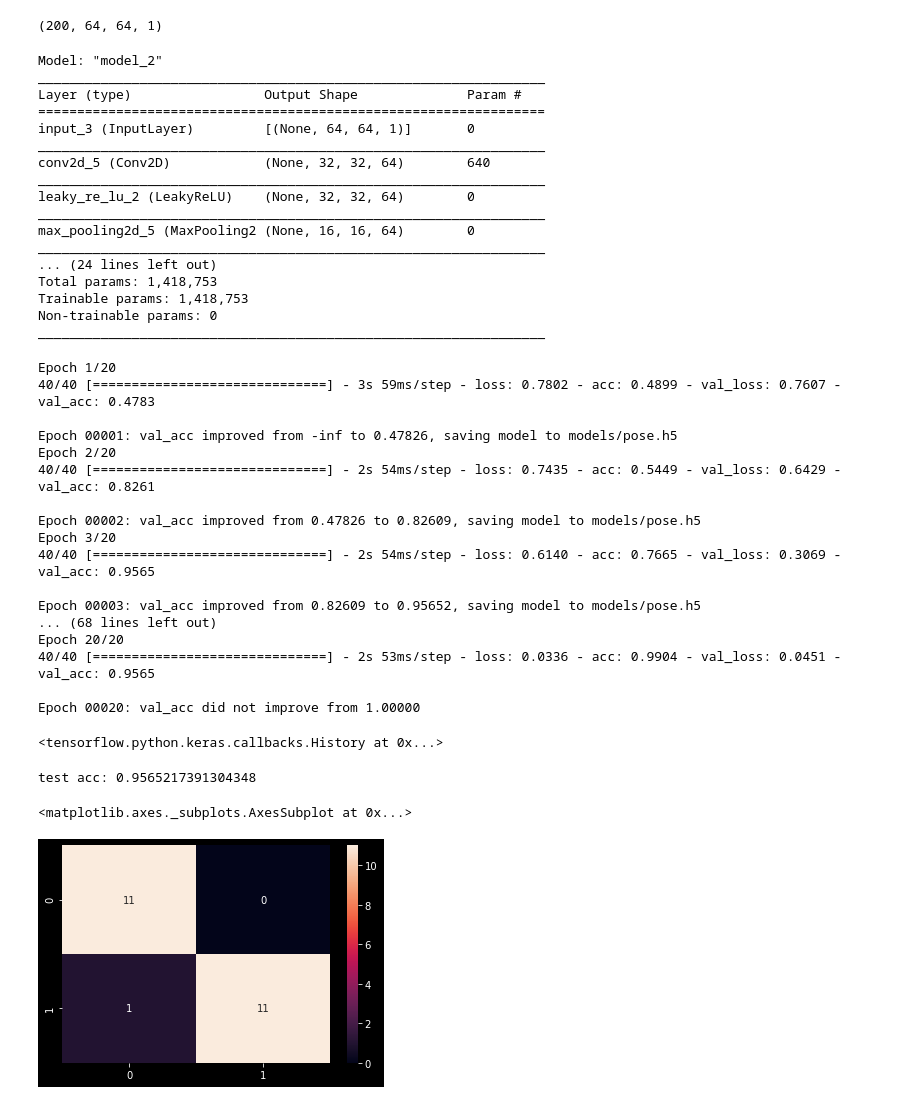
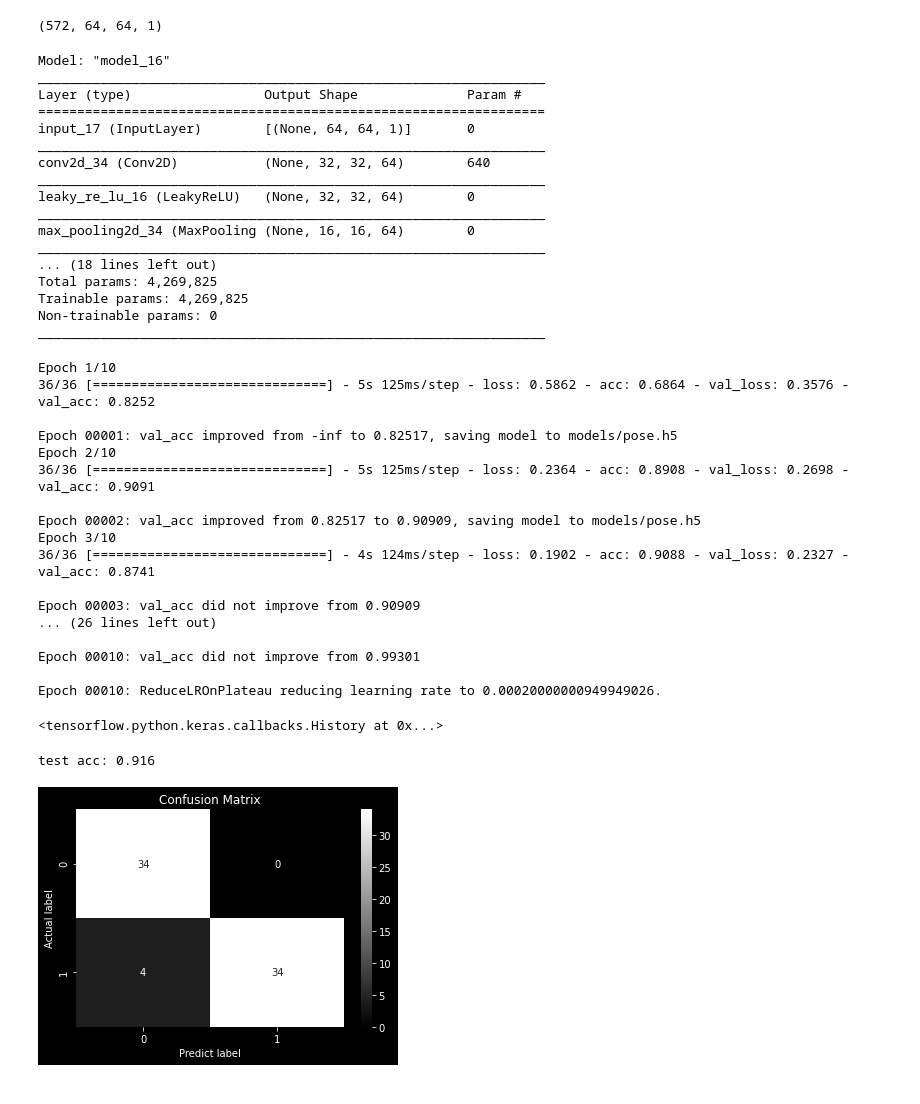
Before and after one commit to hanwool88/github, a Jupyter notebook: proto6.ipynb, the cells around one changed output. Saved outputs shown, nothing was run; the diff lists cells and outputs as text; code cells hidden in the pictures.

```diff
--- a/proto6.ipynb
+++ b/proto6.ipynb
@@ -182,10 +188,10 @@ test_datagen = ImageDataGenerator(
     samplewise_std_normalization=True,
 )
 
-train_batch_gen = train_datagen.flow(x_train, y_train, batch_size=5, shuffle=True)
-test_batch_gen = test_datagen.flow(x_test, y_test, batch_size=5, shuffle=False)
+train_batch_gen = train_datagen.flow(x_train, y_train, batch_size=16, shuffle=True)
+test_batch_gen = test_datagen.flow(x_test, y_test, batch_size=16, shuffle=False)
 # %% [output]
-(200, 64, 64, 1)
+(572, 64, 64, 1)
 # %%
 inputs = Input(shape=(64, 64, 1))
 
@@ -199,14 +205,14 @@ net = MaxPooling2D(pool_size=(2, 2))(net)
 net = Dropout(0.25)(net)
 
 
-net = Conv2D(256, (3, 3), padding="same", activation='relu')(net)
-net = MaxPooling2D(pool_size=(2, 2))(net)
-net = Dropout(0.25)(net)
+# net = Conv2D(256, (3, 3), padding="same", activation='relu')(net)
+# net = MaxPooling2D(pool_size=(2, 2))(net)
+# net = Dropout(0.25)(net)
 
 
 net = Flatten()(net)
 
-net = Dense(units=256)(net)
+net = Dense(512)(net)
 net = Activation('relu')(net)
 
 net = Dense(units=1)(net)
@@ -217,27 +223,27 @@ model.compile(optimizer='adam', loss='binary_crossentropy', metrics=['acc'])
 
 model.summary()
 # %% [output]
-Model: "model_2"
+Model: "model_16"
 _________________________________________________________________
 Layer (type)                 Output Shape              Param #
 =================================================================
-input_3 (InputLayer)         [(None, 64, 64, 1)]       0
+input_17 (InputLayer)        [(None, 64, 64, 1)]       0
 _________________________________________________________________
-conv2d_5 (Conv2D)            (None, 32, 32, 64)        640
+conv2d_34 (Conv2D)           (None, 32, 32, 64)        640
 _________________________________________________________________
-leaky_re_lu_2 (LeakyReLU)    (None, 32, 32, 64)        0
+leaky_re_lu_16 (LeakyReLU)   (None, 32, 32, 64)        0
 _________________________________________________________________
-max_pooling2d_5 (MaxPooling2 (None, 16, 16, 64)        0
+max_pooling2d_34 (MaxPooling (None, 16, 16, 64)        0
 _________________________________________________________________
-... (24 lines left out)
-Total params: 1,418,753
-Trainable params: 1,418,753
+... (18 lines left out)
+Total params: 4,269,825
+Trainable params: 4,269,825
 Non-trainable params: 0
 _________________________________________________________________
 # %%
 model.fit_generator(
     train_batch_gen,
-    epochs=20,
+    epochs=10,
     validation_data=test_batch_gen,
     callbacks=[
         ModelCheckpoint('models/pose.h5', monitor='val_acc', save_best_only=True, mode='max', verbose=1),
@@ -245,23 +251,23 @@ model.fit_generator(
     ]
 )
 # %% [output]
-Epoch 1/20
-40/40 [==============================] - 3s 59ms/step - loss: 0.7802 - acc: 0.4899 - val_loss: 0.7607 - val_acc: 0.4783
+Epoch 1/10
+36/36 [==============================] - 5s 125ms/step - loss: 0.5862 - acc: 0.6864 - val_loss: 0.3576 - val_acc: 0.8252
 
-Epoch 00001: val_acc improved from -inf to 0.47826, saving model to models/pose.h5
-Epoch 2/20
-40/40 [==============================] - 2s 54ms/step - loss: 0.7435 - acc: 0.5449 - val_loss: 0.6429 - val_acc: 0.8261
+Epoch 00001: val_acc improved from -inf to 0.82517, saving model to models/pose.h5
+Epoch 2/10
+36/36 [==============================] - 5s 125ms/step - loss: 0.2364 - acc: 0.8908 - val_loss: 0.2698 - val_acc: 0.9091
 
-Epoch 00002: val_acc improved from 0.47826 to 0.82609, saving model to models/pose.h5
-Epoch 3/20
-40/40 [==============================] - 2s 54ms/step - loss: 0.6140 - acc: 0.7665 - val_loss: 0.3069 - val_acc: 0.9565
+Epoch 00002: val_acc improved from 0.82517 to 0.90909, saving model to models/pose.h5
+Epoch 3/10
+36/36 [==============================] - 4s 124ms/step - loss: 0.1902 - acc: 0.9088 - val_loss: 0.2327 - val_acc: 0.8741
 
-Epoch 00003: val_acc improved from 0.82609 to 0.95652, saving model to models/pose.h5
-... (68 lines left out)
-Epoch 20/20
-40/40 [==============================] - 2s 53ms/step - loss: 0.0336 - acc: 0.9904 - val_loss: 0.0451 - val_acc: 0.9565
+Epoch 00003: val_acc did not improve from 0.90909
+... (26 lines left out)
 
-Epoch 00020: val_acc did not improve from 1.00000
+Epoch 00010: val_acc did not improve from 0.99301
+
+Epoch 00010: ReduceLROnPlateau reducing learning rate to 0.00020000000949949026.
 <tensorflow.python.keras.callbacks.History at 0x...>
 # %%
 # import tensorflow as tf
@@ -278,12 +284,15 @@ x_test_input /= (np.std(x_test, keepdims=True) + 1e-6)
 
 y_pred = model.predict(x_test_input)
 
-y_pred_logical = (y_pred > 0.8).astype(np.int)
+y_pred_logical = (y_pred > 0.9).astype(np.int)
 # %%
-print ('test acc: %s' % accuracy_score(y_test, y_pred_logical))
-cm = confusion_matrix(y_test, y_pred_logical)
-sns.heatmap(cm, annot=True)
+print ('test acc: %s' % round(accuracy_score(y_test, y_pred_logical), 3))
+confusion_m = confusion_matrix(y_test, y_pred_logical)
+sns.heatmap(cm, annot=True, cmap='gray')
+plt.title('Confusion Matrix')
+plt.ylabel('Actual label')
+plt.xlabel('Predict label')
+plt.show()
 # %% [output]
-test acc: 0.9565217391304348
+test acc: 0.916
-<matplotlib.axes._subplots.AxesSubplot at 0x...>
-[figure, old version]
+[figure, new version]
```
Also changed, not shown: parts of 3 cells of this notebook.
